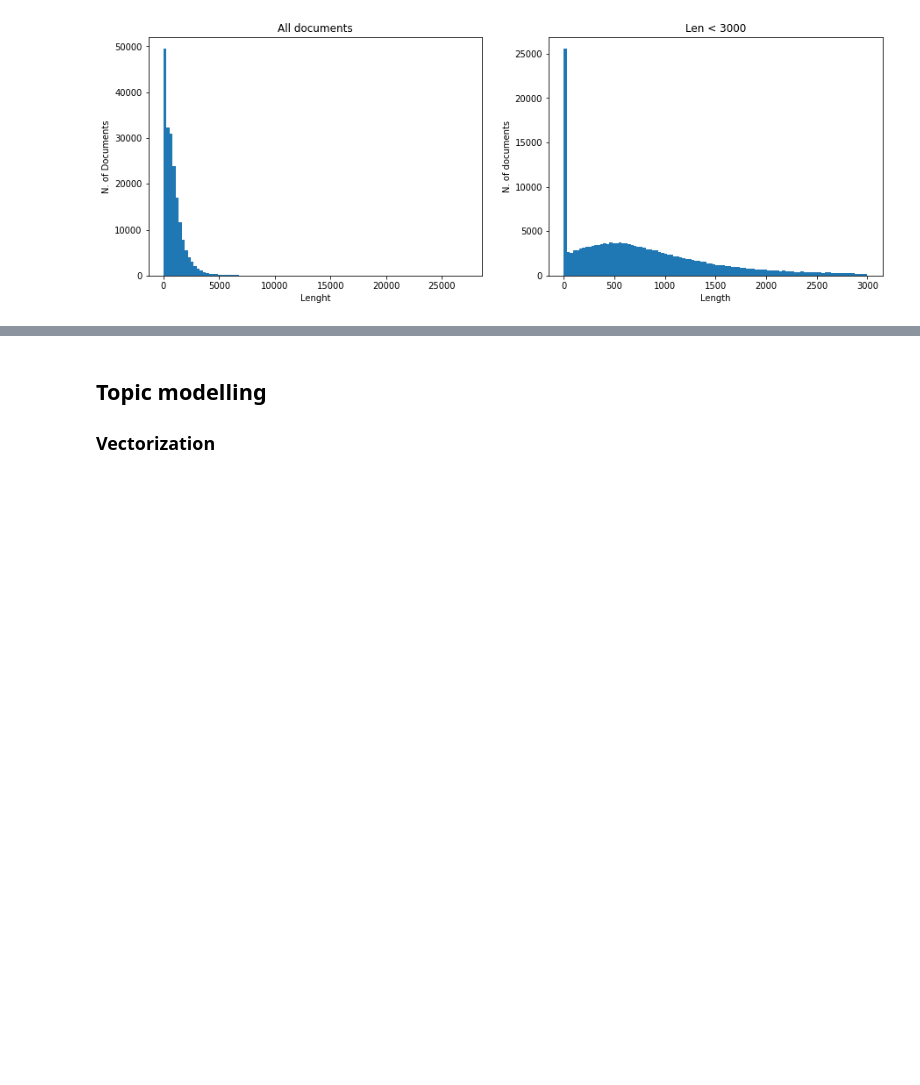
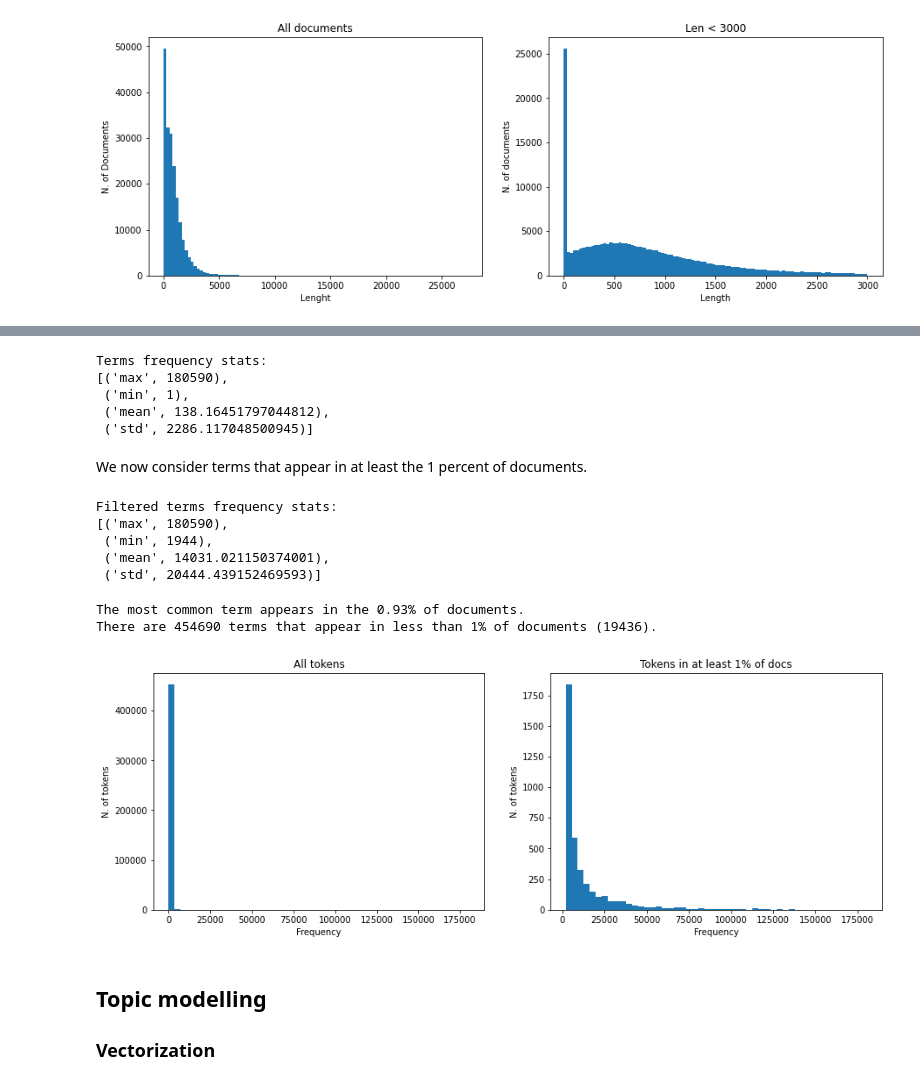
Before and after one commit to tomfran/caselaw-temporal-analysis, a Jupyter notebook: notebooks/03_topics.ipynb, the cells around one changed output, grey strips where cells are left out. Saved outputs shown, nothing was run; the diff lists cells and outputs as text; code cells hidden in the pictures; blank space fills up the shorter version.

Commit message:
Added token distributions

```diff
--- a/notebooks/03_topics.ipynb
+++ b/notebooks/03_topics.ipynb
@@ -19,6 +20,6 @@ We start by loading the tokens and by plotting the distribution
 # %%
 dataset = Dataset(dataset_path="", save_path=f"../data/processed/tokenized_processed.json")
-tokens = dataset.load_text_list(field_name="tokens")
+tokens = dataset.load_text_list(field_name="tokens", size=-1)
 # %%
 x = [len(x) for x in tokens]
 
@@ -51,3 +60,50 @@ plt.show()
+# %%
+freqs = defaultdict(lambda:0)
+
+for doc in tokens:
+    for t in set(doc):
+        freqs[t] += 1
+
+f = list(freqs.values())
+# %%
+print("Terms frequency stats:")
+pprint([(g.__name__, g(f)) for g in fun])
+# %% [output]
+Terms frequency stats:
+[('max', 180590),
+ ('min', 1),
+ ('mean', 138.16451797044812),
+ ('std', 2286.117048500945)]
+# %% [markdown]
+We now consider terms that appear in at least the 1 percent of documents.
+# %%
+s_f = list(filter(lambda x : x >= len(tokens)*0.01, f))
+print("Filtered terms frequency stats:")
+pprint([(g.__name__, g(s_f)) for g in fun])
+# %% [output]
+Filtered terms frequency stats:
+[('max', 180590),
+ ('min', 1944),
+ ('mean', 14031.021150374001),
+ ('std', 20444.439152469593)]
+# %%
+print(f"The most common term appears in the {round(max(s_f)/len(tokens), 2)}% of documents.")
+print(f"There are {len(list(filter(lambda x : x<=0.1*len(tokens), f)))} terms that appear in less than 1% of documents ({int(0.1*len(tokens))}).")
+# %% [output]
+The most common term appears in the 0.93% of documents.
+There are 454690 terms that appear in less than 1% of documents (19436).
+# %%
+fig, axs = plt.subplots(1,2, figsize=(15,5))
+axs[0].hist(f, bins=50)
+axs[1].hist(s_f, bins=50)
+axs[0].set(title= "All tokens",
+           xlabel="Frequency", ylabel="N. of tokens")
+axs[1].set(title= "Tokens in at least 1% of docs",
+           xlabel="Frequency", ylabel="N. of tokens")
+
+plt.show()
+# %% [output]
+[figure, added]
 # %% [markdown]
 ## Topic modelling
 
```
Also changed, not shown: parts of 8 cells of this notebook.
